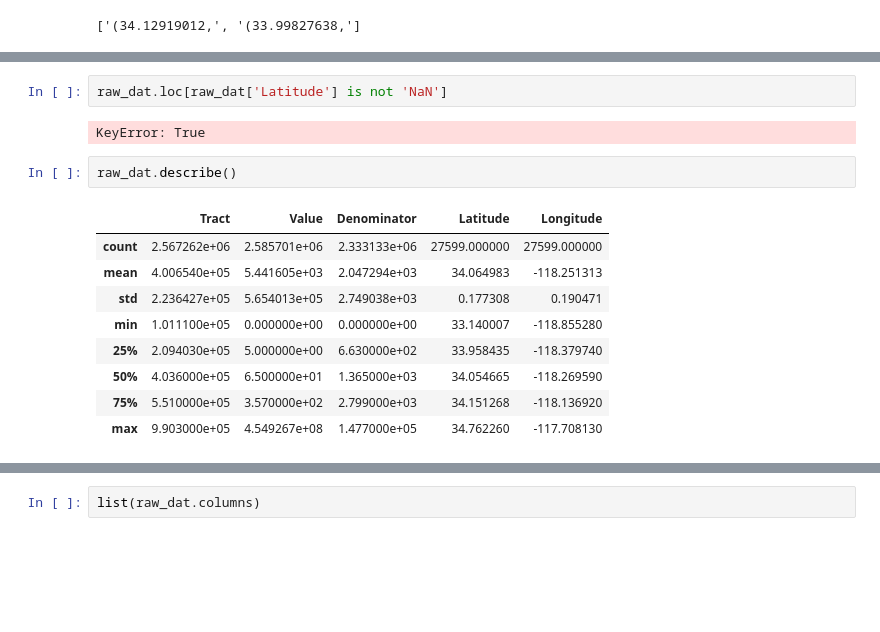
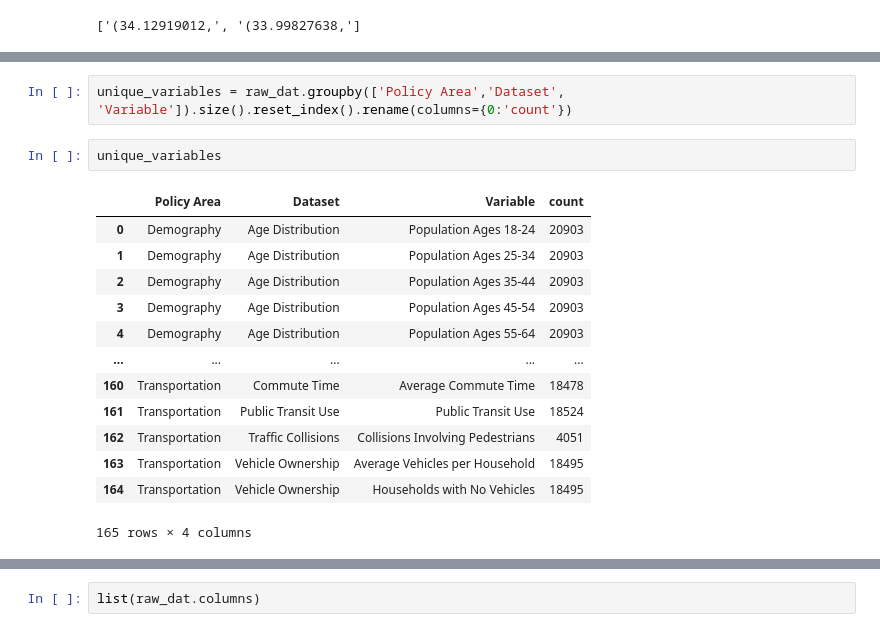
Before and after one commit to ahla-brfoley/abundanthousingla, a Jupyter notebook: Data_Sources/ndsc_data_parsing/ndsc_import.ipynb, the cells around one changed output, grey strips where cells are left out. Saved outputs shown, nothing was run; the diff lists cells and outputs as text; blank space fills up the shorter version.

```diff
--- a/Data_Sources/ndsc_data_parsing/ndsc_import.ipynb
+++ b/Data_Sources/ndsc_data_parsing/ndsc_import.ipynb
@@ -40,18 +57,20 @@ type(aaa)
 # %% [output]
 pandas.core.series.Series
-# %%
-raw_dat.loc[raw_dat['Latitude'] is not 'NaN']
-# %% [output]
-KeyError: True
-# %%
-raw_dat.describe()
-# %% [output]
-|  | Tract | Value | Denominator | Latitude | Longitude |
-| count | 2.567262e+06 | 2.585701e+06 | 2.333133e+06 | 27599.000000 | 27599.000000 |
-| mean | 4.006540e+05 | 5.441605e+03 | 2.047294e+03 | 34.064983 | -118.251313 |
-| std | 2.236427e+05 | 5.654013e+05 | 2.749038e+03 | 0.177308 | 0.190471 |
-| min | 1.011100e+05 | 0.000000e+00 | 0.000000e+00 | 33.140007 | -118.855280 |
-| 25% | 2.094030e+05 | 5.000000e+00 | 6.630000e+02 | 33.958435 | -118.379740 |
-| 50% | 4.036000e+05 | 6.500000e+01 | 1.365000e+03 | 34.054665 | -118.269590 |
-| 75% | 5.510000e+05 | 3.570000e+02 | 2.799000e+03 | 34.151268 | -118.136920 |
-| max | 9.903000e+05 | 4.549267e+08 | 1.477000e+05 | 34.762260 | -117.708130 |
+# %%
+unique_variables = raw_dat.groupby(['Policy Area','Dataset', 'Variable']).size().reset_index().rename(columns={0:'count'})
+# %%
+unique_variables
+# %% [output]
+|  | Policy Area | Dataset | Variable | count |
+| 0 | Demography | Age Distribution | Population Ages 18-24 | 20903 |
+| 1 | Demography | Age Distribution | Population Ages 25-34 | 20903 |
+| 2 | Demography | Age Distribution | Population Ages 35-44 | 20903 |
+| 3 | Demography | Age Distribution | Population Ages 45-54 | 20903 |
+| 4 | Demography | Age Distribution | Population Ages 55-64 | 20903 |
+| ... | ... | ... | ... | ... |
+| 160 | Transportation | Commute Time | Average Commute Time | 18478 |
+| 161 | Transportation | Public Transit Use | Public Transit Use | 18524 |
+| 162 | Transportation | Traffic Collisions | Collisions Involving Pedestrians | 4051 |
+| 163 | Transportation | Vehicle Ownership | Average Vehicles per Household | 18495 |
+| 164 | Transportation | Vehicle Ownership | Households with No Vehicles | 18495 |
+165 rows × 4 columns
```
Also changed, not shown: parts of 20 cells of this notebook, 2 other files.
